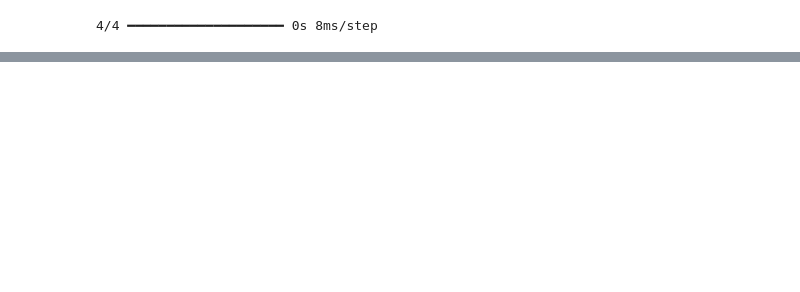
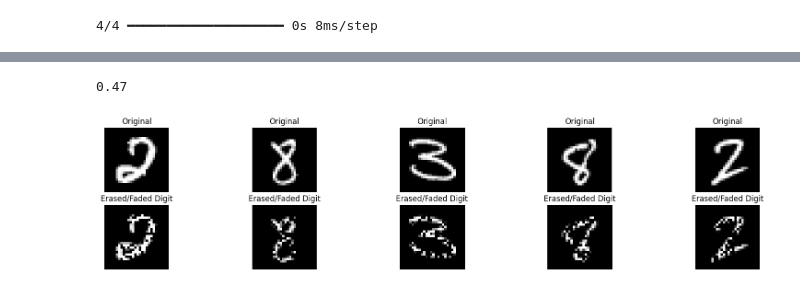
Before and after one commit to Disha7635/reliability-of-ml-model, a Jupyter notebook: digit_recog_cnn.ipynb, the cells around one changed output, grey strips where cells are left out. Drawn from its saved outputs; the diff is of its cells as text; code cells hidden in the pictures; blank space fills up the shorter version.

```diff
--- a/digit_recog_cnn.ipynb
+++ b/digit_recog_cnn.ipynb
@@ -214,0 +301,36 @@ accuracy_score(y_test[100:200],y_pred)
+# %%
+accuracy_score(y_test[300:400],y_pred)
+# %% [output]
+0.47
+# %%
+def erased_or_faded_digit(image, fade_factor=0.4):
+    noisy_image = image.copy()
+    mask = np.random.random(image.shape) > fade_factor
+    noisy_image = noisy_image * mask
+    # print(noisy_image)
+    return noisy_image
+
+# Sample images from the dataset
+sample_images = x_test[400:500]
+
+# Add erased or faded effect to the sampled images
+erased_faded_images = np.array([erased_or_faded_digit(img) for img in sample_images])
+
+# Visualize the original and erased/faded images
+fig, axes = plt.subplots(2, 5, figsize=(20, 4))
+
+# Original Images
+for i in range(5):
+    axes[0, i].imshow(sample_images[i], cmap='gray')
+    axes[0, i].set_title('Original')
+    axes[0, i].axis('off')
+
+# Erased/Faded Digit Images
+for i in range(5):
+    axes[1, i].imshow(erased_faded_images[i], cmap='gray')
+    axes[1, i].set_title('Erased/Faded Digit')
+    axes[1, i].axis('off')
+
+plt.show()
+# %% [output]
+[figure, added]
```
Also changed, not shown: parts of 18 cells of this notebook.
